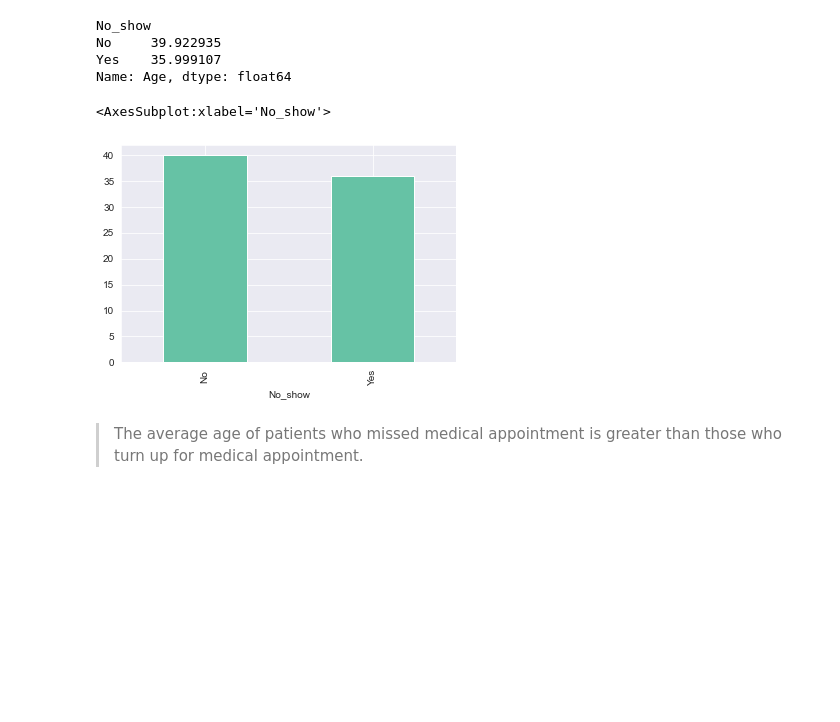
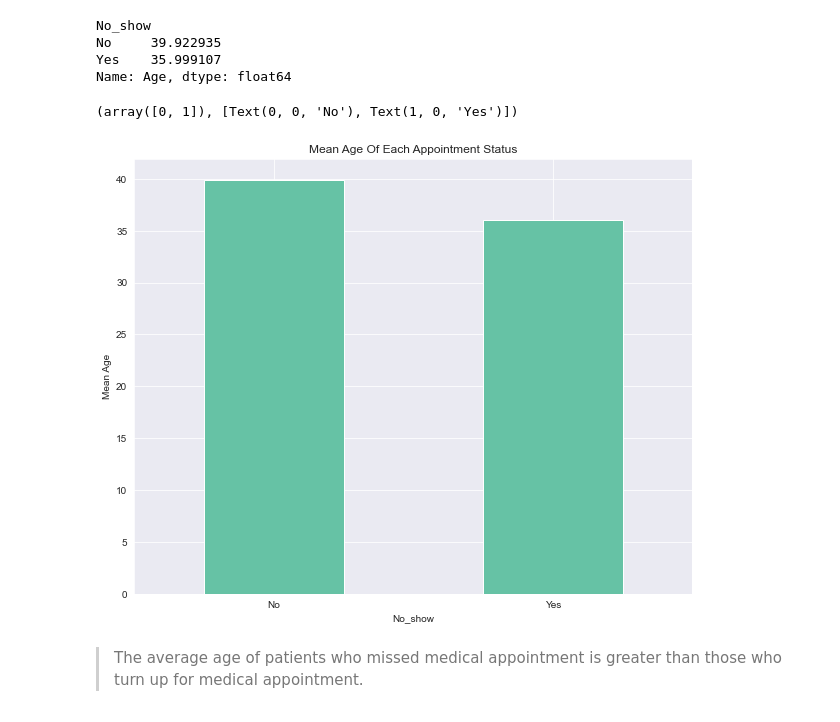
Before and after one commit to thetundedoherty/Investigation-on-medical-appointment-records-in-Brazil, a Jupyter notebook: Investigation on medical appointment records in Brazil .ipynb, the cells around one changed output. Drawn from its saved outputs; the diff is of its cells as text; code cells hidden in the pictures; blank space fills up the shorter version.

```diff
--- a/Investigation on medical appointment records in Brazil .ipynb
+++ b/Investigation on medical appointment records in Brazil .ipynb
@@ -469,10 +480,11 @@ Yes    35.999107
 Name: Age, dtype: float64
 # %%
 #comparing on a bar plot the mean age of patients that show up and patients that missed medical appointment
-df_clean.groupby('No_show')['Age'].mean().plot(kind = 'bar')
+df_clean.groupby('No_show')['Age'].mean().plot(kind = 'bar', ylabel = 'Mean Age', figsize=(10,8), title = 'Mean Age Of Each Appointment Status');
+plt.xticks(rotation="360")
 # %% [output]
-<AxesSubplot:xlabel='No_show'>
+(array([0, 1]), [Text(0, 0, 'No'), Text(1, 0, 'Yes')])
-[figure, old version]
+[figure, new version]
 # %% [markdown]
 >The average age of patients who missed medical appointment is greater than those who turn up for medical appointment.
 # %%
```
Also changed, not shown: parts of 23 cells of this notebook.
